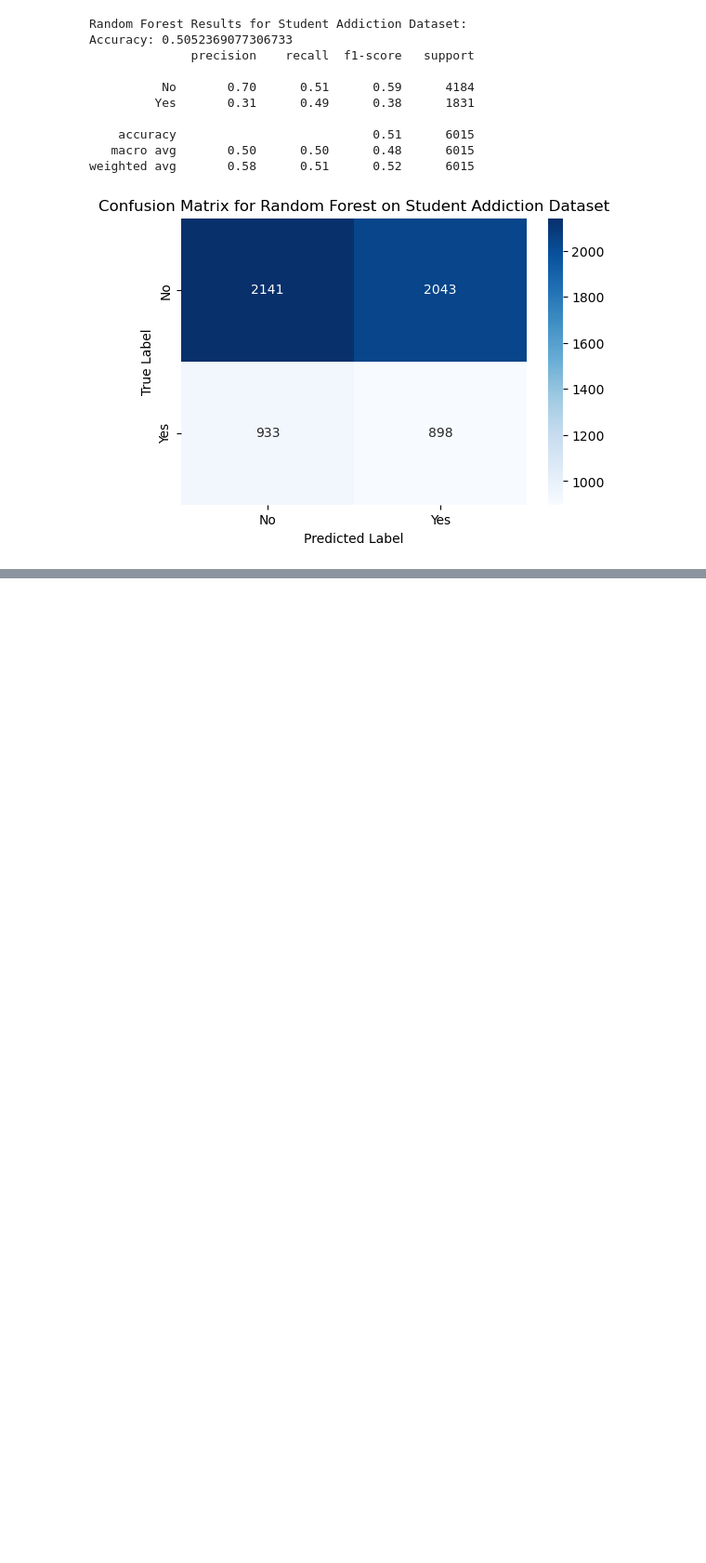
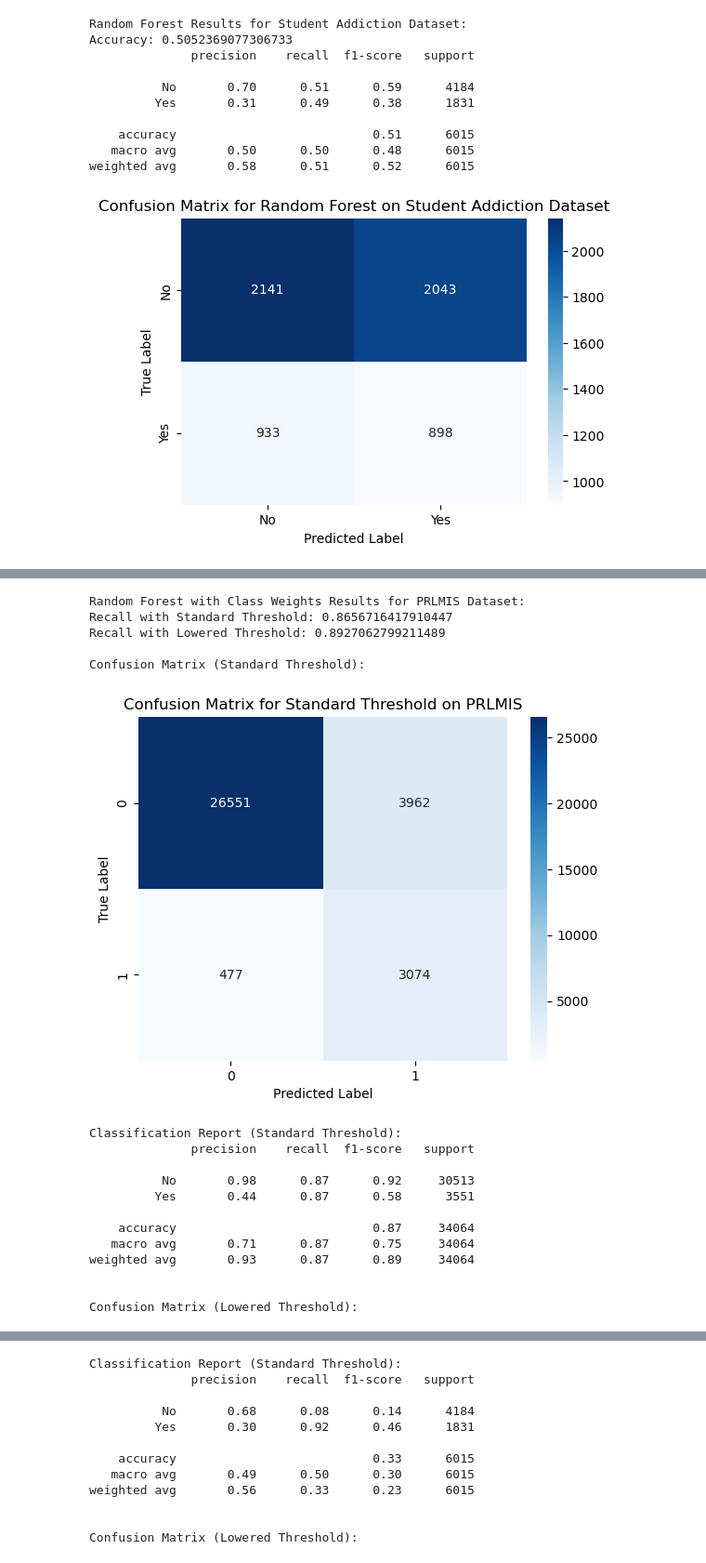
Before and after one commit to nealiyer88/Opioid_Abuse, a Jupyter notebook: opioid_abuse.ipynb, the cells around one changed output, grey strips where cells are left out. Shown: that part at 93% size. Cells and saved outputs as stored; diff of their text form; code cells hidden in the pictures; blank space fills up the shorter version.

Commit message:
Modeling section complete

```diff
--- a/opioid_abuse.ipynb
+++ b/opioid_abuse.ipynb
@@ -638,0 +659,65 @@ weighted avg       0.58      0.51      0.52      6015
+# %%
+
+
+def train_random_forest_with_class_weights(X_train, X_test, y_train, y_test, dataset_name):
+    # Set class weights to give more importance to the "at risk" class
+    model = RandomForestClassifier(random_state=42, class_weight={0: 1, 1: 3})
+
+    # Train the model
+    model.fit(X_train, y_train)
+
+    # Standard threshold predictions
+    y_pred = model.predict(X_test)
+    y_pred_proba = model.predict_proba(X_test)[:, 1]
+
+    # Adjusted threshold predictions
+    y_pred_threshold = (y_pred_proba >= 0.4).astype(int)
+
+    print(f"\nRandom Forest with Class Weights Results for {dataset_name} Dataset:")
+    print("Recall with Standard Threshold:", recall_score(y_test, y_pred))
+    print("Recall with Lowered Threshold:", recall_score(y_test, y_pred_threshold))
+
+    # Confusion Matrix and Classification Report for Standard Threshold
+    print("\nConfusion Matrix (Standard Threshold):")
+    sns.heatmap(confusion_matrix(y_test, y_pred), annot=True, fmt="d", cmap="Blues")
+    plt.title(f"Confusion Matrix for Standard Threshold on {dataset_name}")
+    plt.xlabel("Predicted Label")
+    plt.ylabel("True Label")
+    plt.show()
+
+    print("\nClassification Report (Standard Threshold):")
+    print(classification_report(y_test, y_pred, target_names=["No", "Yes"]))
+
+    # Confusion Matrix and Classification Report for Lowered Threshold
+    print("\nConfusion Matrix (Lowered Threshold):")
+    sns.heatmap(confusion_matrix(y_test, y_pred_threshold), annot=True, fmt="d", cmap="Blues")
+    plt.title(f"Confusion Matrix for Lowered Threshold on {dataset_name}")
+    plt.xlabel("Predicted Label")
+    plt.ylabel("True Label")
+    plt.show()
+
+    print("\nClassification Report (Lowered Threshold):")
+    print(classification_report(y_test, y_pred_threshold, target_names=["No", "Yes"]))
+
+# Apply to PRLMIS and Student Addiction datasets
+train_random_forest_with_class_weights(X_train_prlmis_res, X_test_prlmis, y_train_prlmis_res, y_test_prlmis, "PRLMIS")
+train_random_forest_with_class_weights(X_train_student_res, X_test_student, y_train_student_res, y_test_student, "Student Addiction")
+# %% [output]
+Random Forest with Class Weights Results for PRLMIS Dataset:
+Recall with Standard Threshold: 0.8656716417910447
+Recall with Lowered Threshold: 0.8927062799211489
+
+Confusion Matrix (Standard Threshold):
+[figure, added]
+Classification Report (Standard Threshold):
+              precision    recall  f1-score   support
+
+          No       0.98      0.87      0.92     30513
+         Yes       0.44      0.87      0.58      3551
+
+    accuracy                           0.87     34064
+   macro avg       0.71      0.87      0.75     34064
+weighted avg       0.93      0.87      0.89     34064
+
+
+Confusion Matrix (Lowered Threshold):
@@ -638,0 +742,12 @@ weighted avg       0.58      0.51      0.52      6015
+Classification Report (Standard Threshold):
+              precision    recall  f1-score   support
+
+          No       0.68      0.08      0.14      4184
+         Yes       0.30      0.92      0.46      1831
+
+    accuracy                           0.33      6015
+   macro avg       0.49      0.50      0.30      6015
+weighted avg       0.56      0.33      0.23      6015
+
+
+Confusion Matrix (Lowered Threshold):
```
Also changed, not shown: parts of 6 cells of this notebook.
